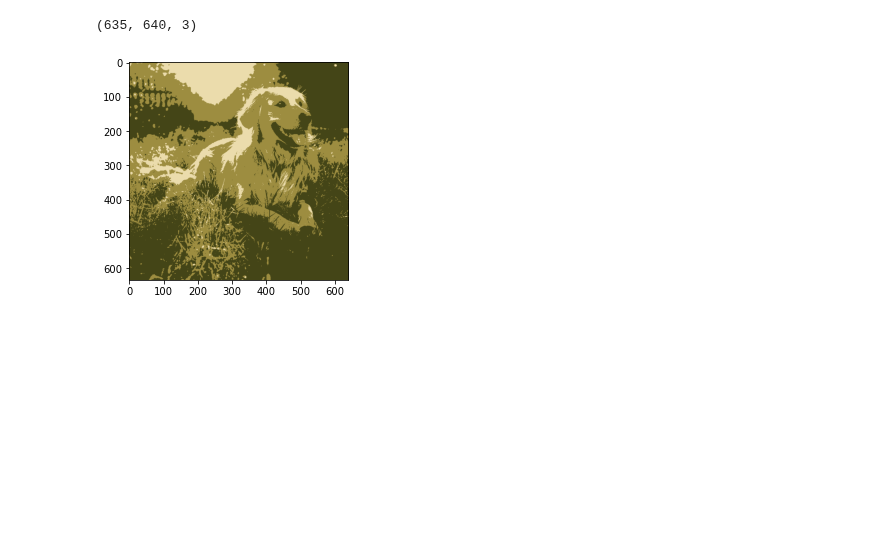
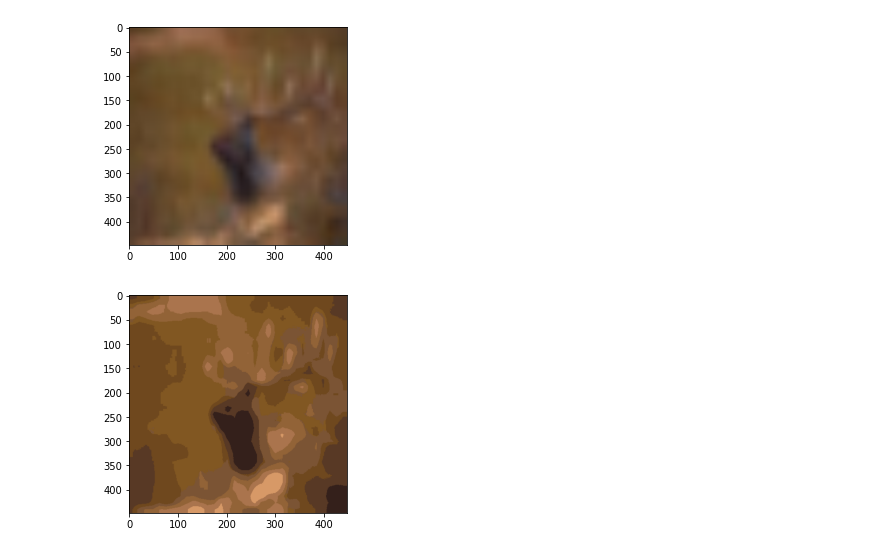
Before and after one commit to mona251/Intriguing-Properties-of-Contrastive-Losses, a Jupyter notebook: simclr.ipynb, the cells around one changed output. Drawn from its saved outputs; the diff is of its cells as text; code cells hidden in the pictures; blank space fills up the shorter version.

Commit message:
do kmeans on image (the problem was that cifar10 images' values go from 0 to 1 and not from 0 to 255)

```diff
--- a/simclr.ipynb
+++ b/simclr.ipynb
@@ -541,34 +594,23 @@ error: OpenCV(4.5.5) d:\a\opencv-python\opencv-python\opencv\modules\imgproc\src
-# %%
-# Python program to explain cv2.imread() method
-
-# importing cv2
-import cv2
-
-# path
-path = r'C:\Users\Shulu\OneDrive\Skrivbord\golden-retriever-royalty-free-image-506756303-1560962726.jpg'
-
-# Using cv2.imread() method
-img = cv2.imread(path)
-
-print(img.shape)
-image = cv2.cvtColor(img, cv2.COLOR_BGR2RGB)
-pixel_values = image.reshape((-1, 3))
-# convert to float
-pixel_values = np.float32(pixel_values)
-
-criteria = (cv2.TERM_CRITERIA_EPS + cv2.TERM_CRITERIA_MAX_ITER, 100, 0.2)
-k = 3
-_, labels, (centers) = cv2.kmeans(pixel_values, k, None, criteria, 10, cv2.KMEANS_RANDOM_CENTERS)
-
-centers = np.uint8(centers)
-
-labels = labels.flatten()
-
-segmented_image = centers[labels.flatten()]
-
-segmented_image = segmented_image.reshape(image.shape)
-plt.imshow(segmented_image)
-plt.show()
-# %% [output]
-(635, 640, 3)
-[figure, removed]
+# %%
+for images, _ in test_loader:
+    batch = images.cpu().detach().numpy()
+
+    img_idx = 22
+    image = batch[img_idx]
+    # put color channels as last dimension
+    image = np.moveaxis(image, 0, -1)
+
+    k = 8
+    segmented_image = k_means_on_img(image, k, max_iter=100, epsilon=0.2,
+                                     attempts=10, normalize=True,
+                                     plot=True)
+
+
+    #print('images.shape:', images.shape)
+    #plt.figure(figsize=(16,8))
+    #plt.axis('off')
+    #plt.imshow(make_grid(images, nrow=16).permute((1, 2, 0)))
+    break
+# %% [output]
+[figure, added]
+[figure, added]
```
Also changed, not shown: parts of 9 cells of this notebook, 4 other files.
